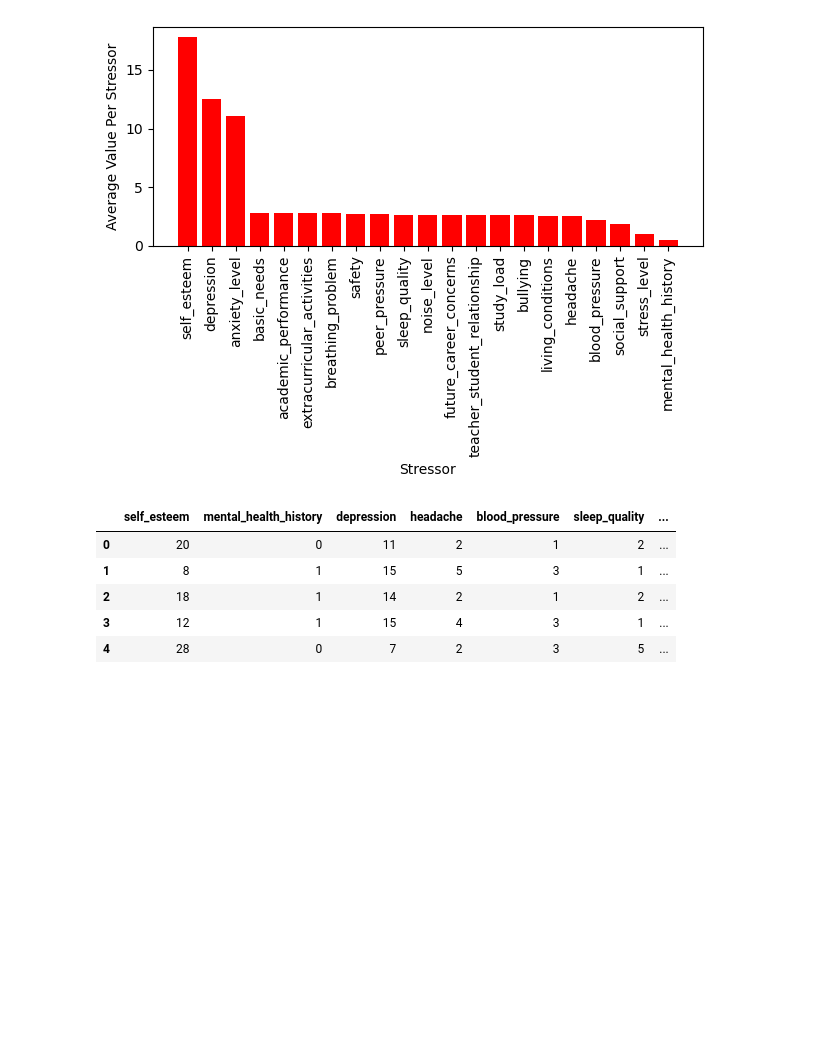
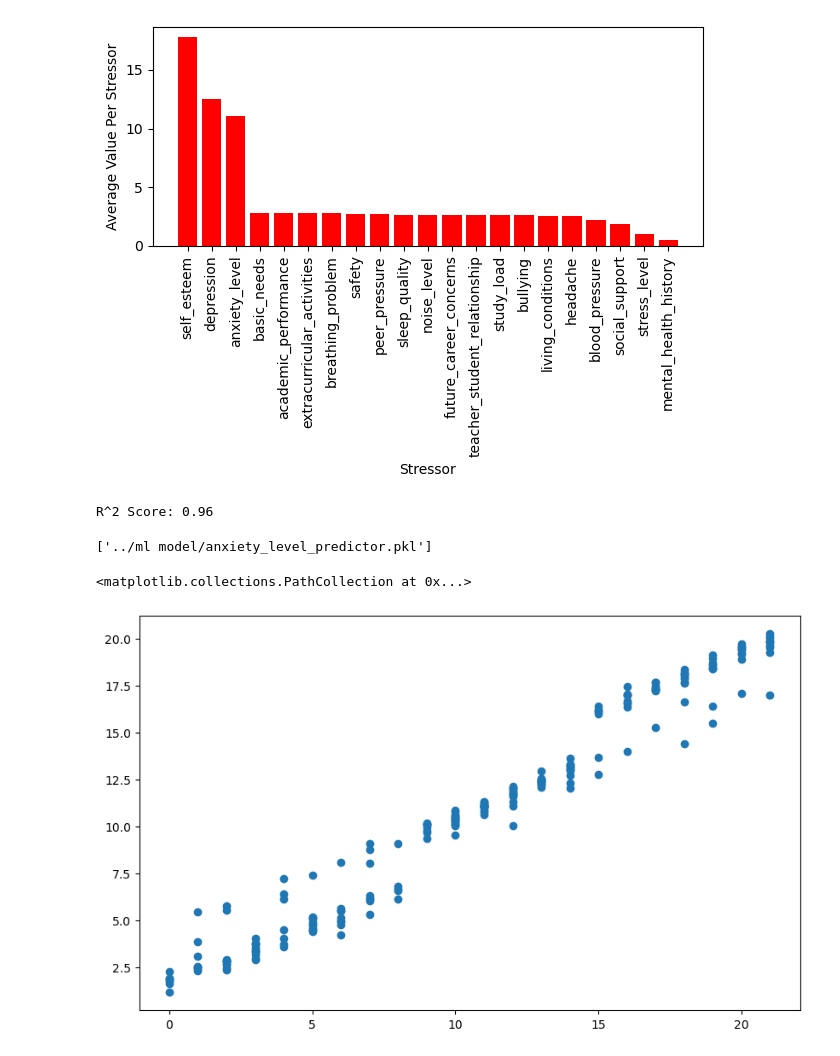
Before and after one commit to JulianGut2/Student-Stress-Dashboard, a Jupyter notebook: EDA/Data Exploration.ipynb, the cells around one changed output. Drawn from its saved outputs; the diff is of its cells as text; code cells hidden in the pictures; blank space fills up the shorter version.

```diff
--- a/EDA/Data Exploration.ipynb
+++ b/EDA/Data Exploration.ipynb
@@ -107,11 +107,29 @@ X = df.drop(columns = ['anxiety_level'] )
 y = df['anxiety_level']
 
 # We can set up our test train split data for model training
-X_train, x_test, y_train, y_test = train_test_split(X, y, test_size = 0.2, random_state = 42)
+X_train, X_test, y_train, y_test = train_test_split(X, y, test_size = 0.2, random_state = 42)
+model = RandomForestRegressor(n_estimators=100, random_state = 42)
+model.fit(X, y)
+
+# Model execution
+y_pred = model.predict(X_test)
+mae = mean_absolute_error(y_test, y_pred)
+r2 = r2_score(y_test, y_pred)
+
+# Scarily good R^2 Score
+print(f"R^2 Score: {r2:.2f}")
+
+# Now we that we trained our model (albeit a little too good) lets export the model for use in our dashboard
+import joblib
+
+joblib.dump(model, "../ml model/anxiety_level_predictor.pkl")
 # %% [output]
-|  | self_esteem | mental_health_history | depression | headache | blood_pressure | sleep_quality | ... |
-| 0 | 20 | 0 | 11 | 2 | 1 | 2 | ... |
-| 1 | 8 | 1 | 15 | 5 | 3 | 1 | ... |
-| 2 | 18 | 1 | 14 | 2 | 1 | 2 | ... |
-| 3 | 12 | 1 | 15 | 4 | 3 | 1 | ... |
-| 4 | 28 | 0 | 7 | 2 | 3 | 5 | ... |
+R^2 Score: 0.96
+['../ml model/anxiety_level_predictor.pkl']
+# %%
+# For further data exploration lets chart our model predictions vs what we really got
+
+plt.figure(figsize = (10, 6))
+# %% [output]
+<matplotlib.collections.PathCollection at 0x...>
+[figure, added]
```
Also changed, not shown: 1 other file.
